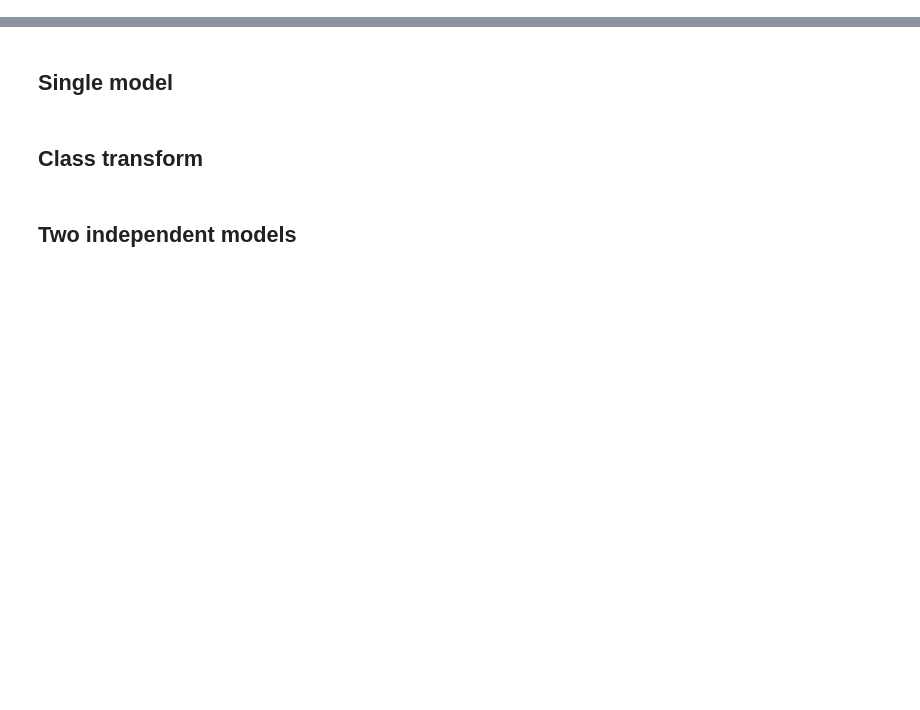
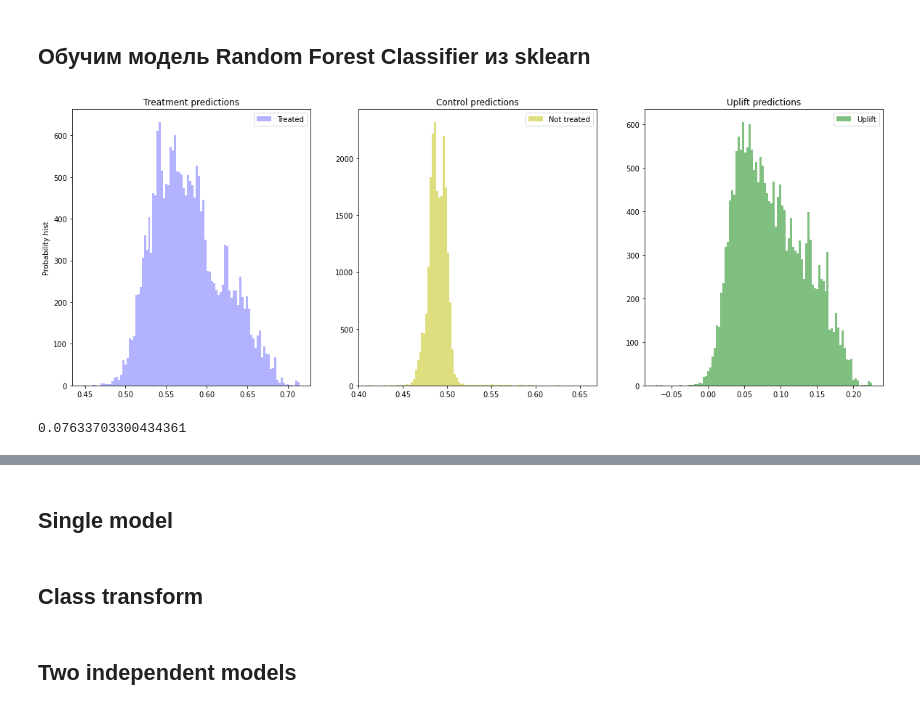
Before and after one commit to versus666jzx/uplift_lab, a Jupyter notebook: src/test.ipynb, the cells around one changed output, grey strips where cells are left out. Cells and saved outputs as stored; diff of their text form; code cells hidden in the pictures; blank space fills up the shorter version.

```diff
--- a/src/test.ipynb
+++ b/src/test.ipynb
@@ -47,0 +68,45 @@ models_results = {
+# %% [markdown]
+## Обучим модель Random Forest Classifier из sklearn
+# %%
+enc = LabelEncoder()
+
+data_train_new = data_train.copy(deep=True)
+data_test_new = data_test.copy(deep=True)
+data_train_new['history_segment'] = enc.fit_transform(data_train['history_segment'])
+data_test_new['history_segment'] = enc.transform(data_test_new['history_segment'])
+
+data_train_new['zip_code'] = enc.fit_transform(data_train['zip_code'])
+data_test_new['zip_code'] = enc.transform(data_test_new['zip_code'])
+
+data_train_new['channel'] = enc.fit_transform(data_train['channel'])
+data_test_new['channel'] = enc.transform(data_test_new['channel'])
+# %%
+params = {
+    'n_estimators': 100,
+    'max_depth': 5,
+    'n_jobs': -1,
+    'random_state': 25
+}
+
+rfc = RandomForestClassifier(**params)
+
+sm = SoloModel(rfc)
+sm.fit(data_train_new, treatment_train, target_train)
+
+uplift_sm = sm.predict(data_test_new)
+
+sm_score = uplift_at_k(y_true=target_test, uplift=uplift_sm, treatment=treatment_test, strategy='by_group', k=0.3)
+
+# Получим условные вероятности выполнения целевого действия при взаимодействии для каждого объекта
+sm_trmnt_preds = sm.trmnt_preds_
+# И условные вероятности выполнения целевого действия без взаимодействия для каждого объекта
+sm_ctrl_preds = sm.ctrl_preds_
+
+# Отрисуем распределения вероятностей и их разность (uplift)
+plot_uplift_preds(trmnt_preds=sm_trmnt_preds, ctrl_preds=sm_ctrl_preds);
+# %% [output]
+[figure, added]
+# %%
+sm_score
+# %% [output]
+0.07633703300434361
```
Also changed, not shown: parts of 28 cells of this notebook, 7 other files.
